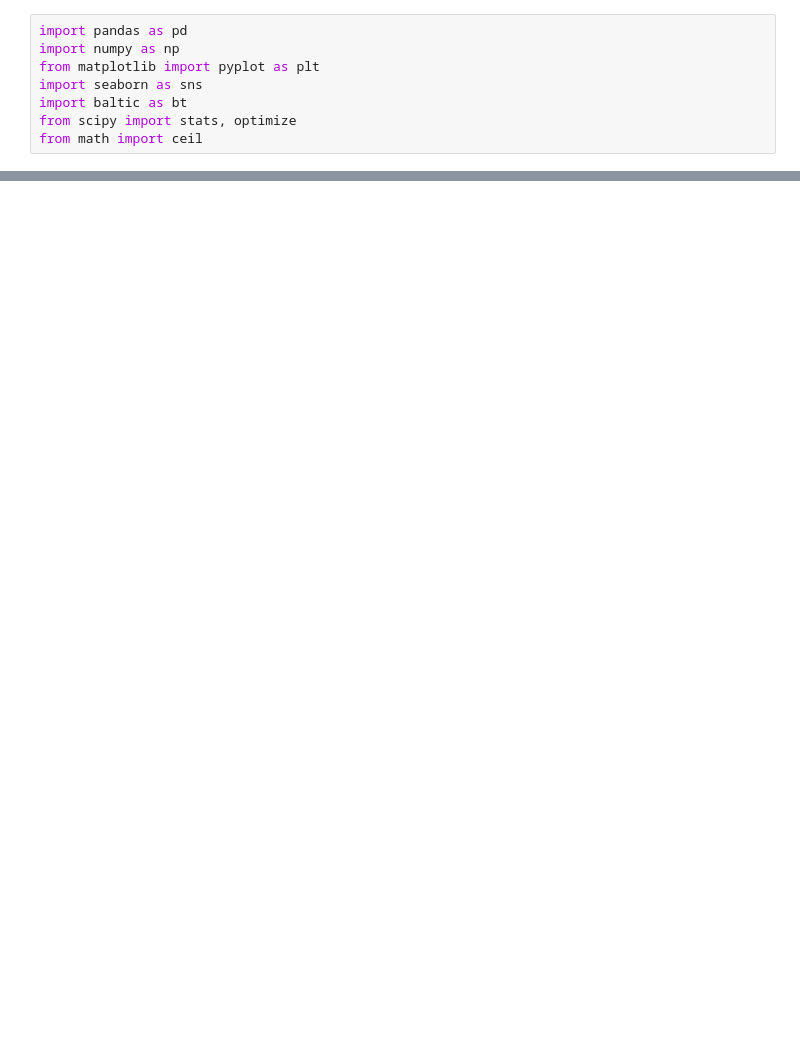
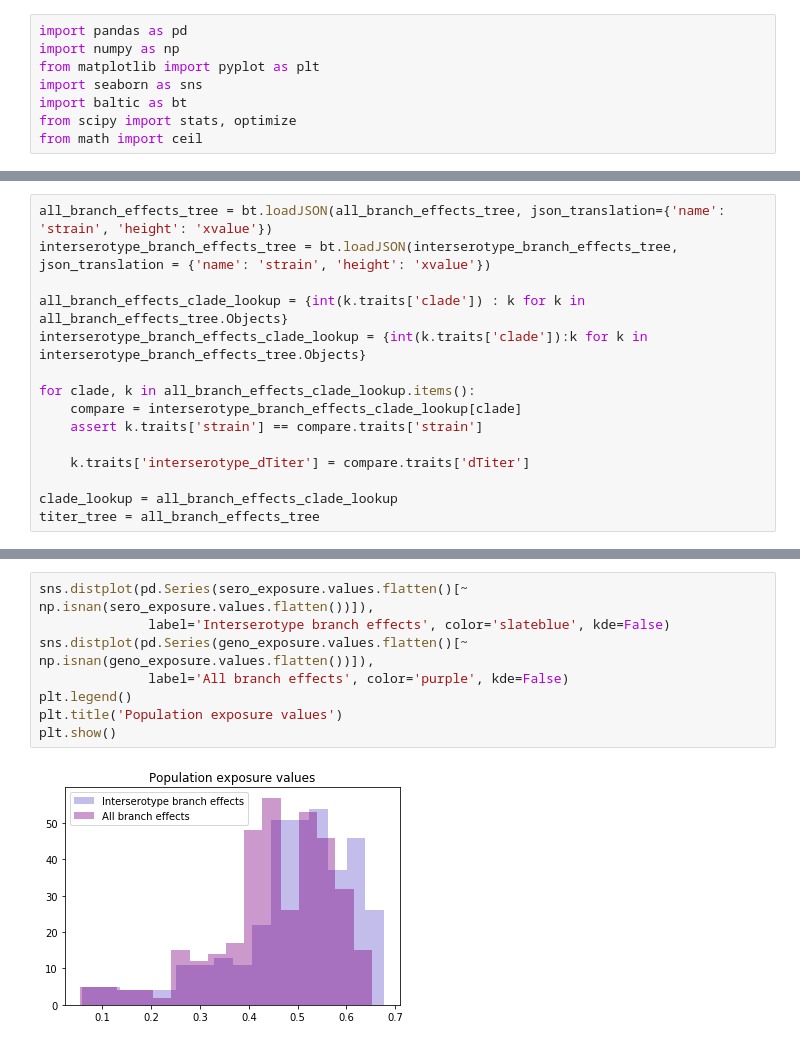
Before and after one commit to blab/dengue-antigenic-dynamics, a Jupyter notebook: scripts/frequencies/population-immunity/modularized-clade-exposure.ipynb, the cells around one changed output, grey strips where cells are left out. Saved outputs shown, nothing was run; the diff lists cells and outputs as text; blank space fills up the shorter version.

```diff
--- a/scripts/frequencies/population-immunity/modularized-clade-exposure.ipynb
+++ b/scripts/frequencies/population-immunity/modularized-clade-exposure.ipynb
@@ -48,0 +63,15 @@ informative_date_range = (informative_pivots[0], informative_pivots[-1])
+# %%
+all_branch_effects_tree = bt.loadJSON(all_branch_effects_tree, json_translation={'name': 'strain', 'height': 'xvalue'})
+interserotype_branch_effects_tree = bt.loadJSON(interserotype_branch_effects_tree, json_translation = {'name': 'strain', 'height': 'xvalue'})
+
+all_branch_effects_clade_lookup = {int(k.traits['clade']) : k for k in all_branch_effects_tree.Objects}
+interserotype_branch_effects_clade_lookup = {int(k.traits['clade']):k for k in interserotype_branch_effects_tree.Objects}
+
+for clade, k in all_branch_effects_clade_lookup.items():
+    compare = interserotype_branch_effects_clade_lookup[clade]
+    assert k.traits['strain'] == compare.traits['strain']
+
+    k.traits['interserotype_dTiter'] = compare.traits['dTiter']
+
+clade_lookup = all_branch_effects_clade_lookup
+titer_tree = all_branch_effects_tree
@@ -168,0 +272,10 @@ LinregressResult(slope=-0.0044434915480637332, intercept=0.02817925021477383, rv
+# %%
+sns.distplot(pd.Series(sero_exposure.values.flatten()[~ np.isnan(sero_exposure.values.flatten())]),
+              label='Interserotype branch effects', color='slateblue', kde=False)
+sns.distplot(pd.Series(geno_exposure.values.flatten()[~ np.isnan(geno_exposure.values.flatten())]),
+              label='All branch effects', color='purple', kde=False)
+plt.legend()
+plt.title('Population exposure values')
+plt.show()
+# %% [output]
+[figure, added]
```
Also changed, not shown: parts of 20 cells of this notebook.
